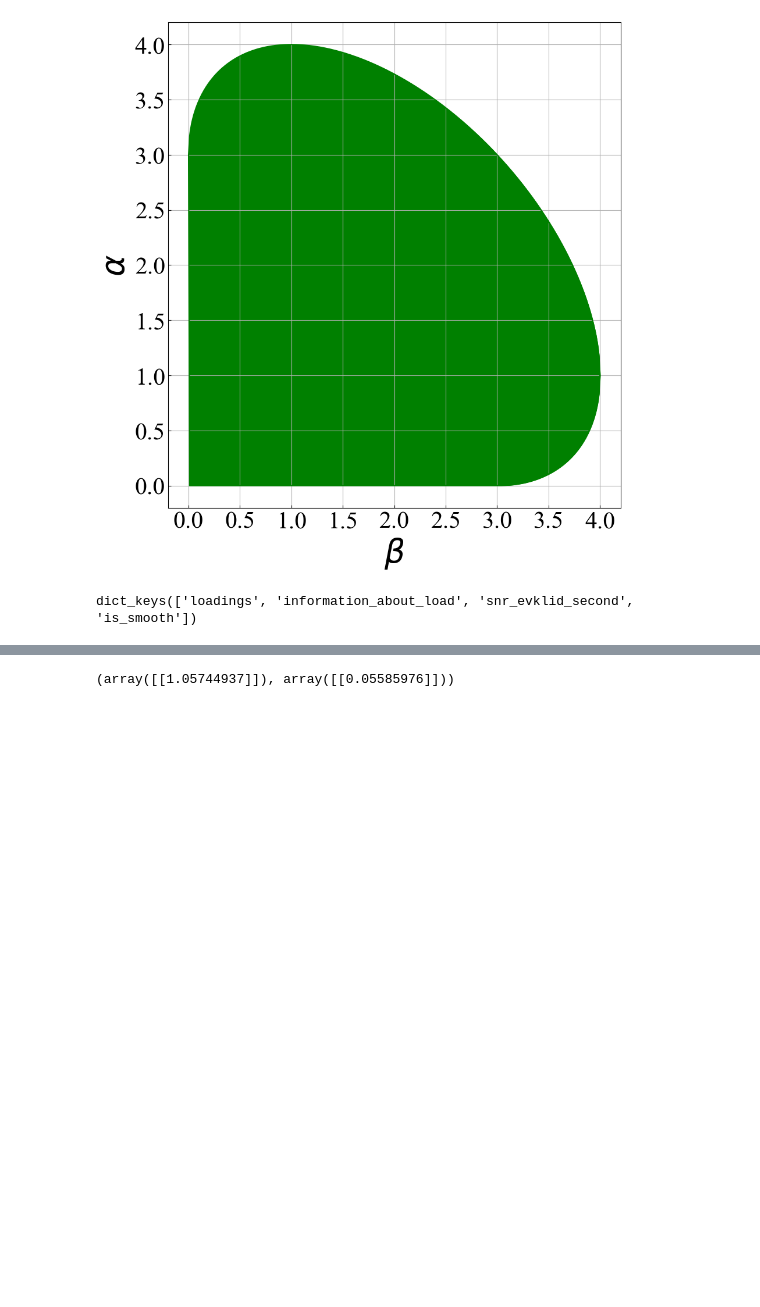
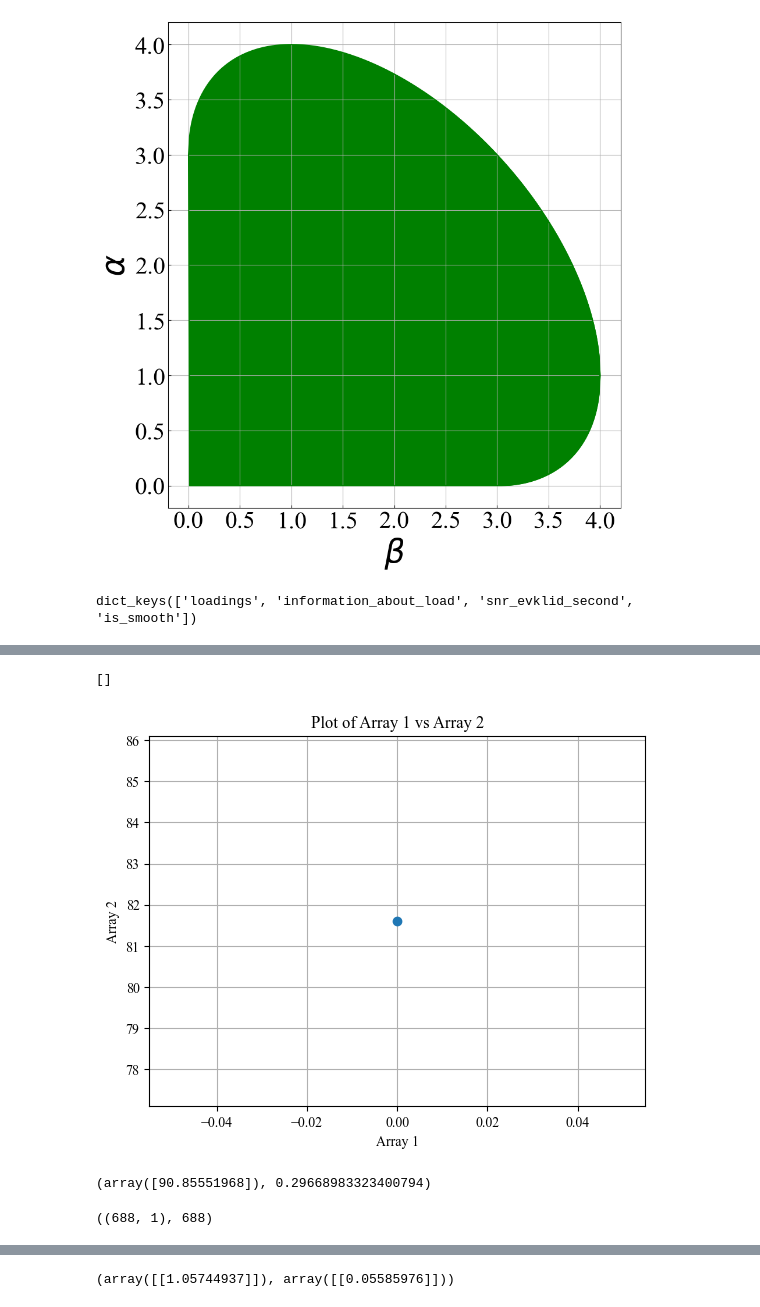
Before and after one commit to 89605502155/ml_python, a Jupyter notebook: Untitled20.ipynb, the cells around one changed output, grey strips where cells are left out. Drawn from its saved outputs; the diff is of its cells as text; code cells hidden in the pictures; blank space fills up the shorter version.

```diff
--- a/Untitled20.ipynb
+++ b/Untitled20.ipynb
@@ -124,0 +99,8 @@ GridSearchCV(cv=StratifiedKFold(n_splits=5, random_state=42, shuffle=True),
+# %%
+param_grid = {'C': [0.1, 1, 10, 100], 'gamma': [1, 0.1, 0.01, 0.001]}
+# %%
+#grid_search = GridSearchCV(classifier, param_grid, cv=stratified_cv)
+grid = GridSearchCV(classifier, param_grid, refit=True, verbose=3, cv=5)
+
+# Обучите модель с использованием GridSearchCV
+grid.fit(X_train, y_train)
@@ -124,0 +132,21 @@ GridSearchCV(cv=StratifiedKFold(n_splits=5, random_state=42, shuffle=True),
+# %%
+model = SVC(kernel='linear')
+
+        # Обучите модель на всем наборе данных
+model.fit(data['snr_evklid_second'], data['is_smooth'])
+
+
+# Получите опорные векторы и их метки
+support_vectors = model.support_vectors_
+support_labels = model.dual_coef_[0]  # Метки опорных векторов, учитывая их веса
+
+# Определите параметры модели
+b = model.intercept_[0]  # Свободный член модели
+
+# Найдем пару опорных векторов, которые лежат на разных сторонах от разделяющей гиперплоскости
+positive_sv = support_vectors[support_labels > 0][0]
+negative_sv = support_vectors[support_labels < 0][0]
+
+# Найдем границу между классами, как середину между опорными векторами
+decision_boundary = (positive_sv + negative_sv) / 2
+decision_boundary
@@ -124,0 +155,3 @@ GridSearchCV(cv=StratifiedKFold(n_splits=5, random_state=42, shuffle=True),
+# %%
+decision_boundaries = []
+acc=[]
@@ -124,0 +199,17 @@ GridSearchCV(cv=StratifiedKFold(n_splits=5, random_state=42, shuffle=True),
+# %%
+res
+# %% [output]
+[]
+# %%
+plt.plot([0.01*k for k in range(1)], res, marker='o', linestyle='-')
+plt.xlabel('Array 1')
+plt.ylabel('Array 2')
+plt.title('Plot of Array 1 vs Array 2')
+plt.grid(True)
+plt.show()
+# %% [output]
+[figure, added]
+# %%
+np.mean(decision_boundaries, axis=0),np.mean(acc, axis=0)
+# %% [output]
+(array([90.85551968]), 0.29668983323400794)
@@ -124,0 +219,4 @@ GridSearchCV(cv=StratifiedKFold(n_splits=5, random_state=42, shuffle=True),
+# %%
+X.shape,len(data['snr_evklid_second'])
+# %% [output]
+((688, 1), 688)
```
Also changed, not shown: parts of 14 cells of this notebook.
